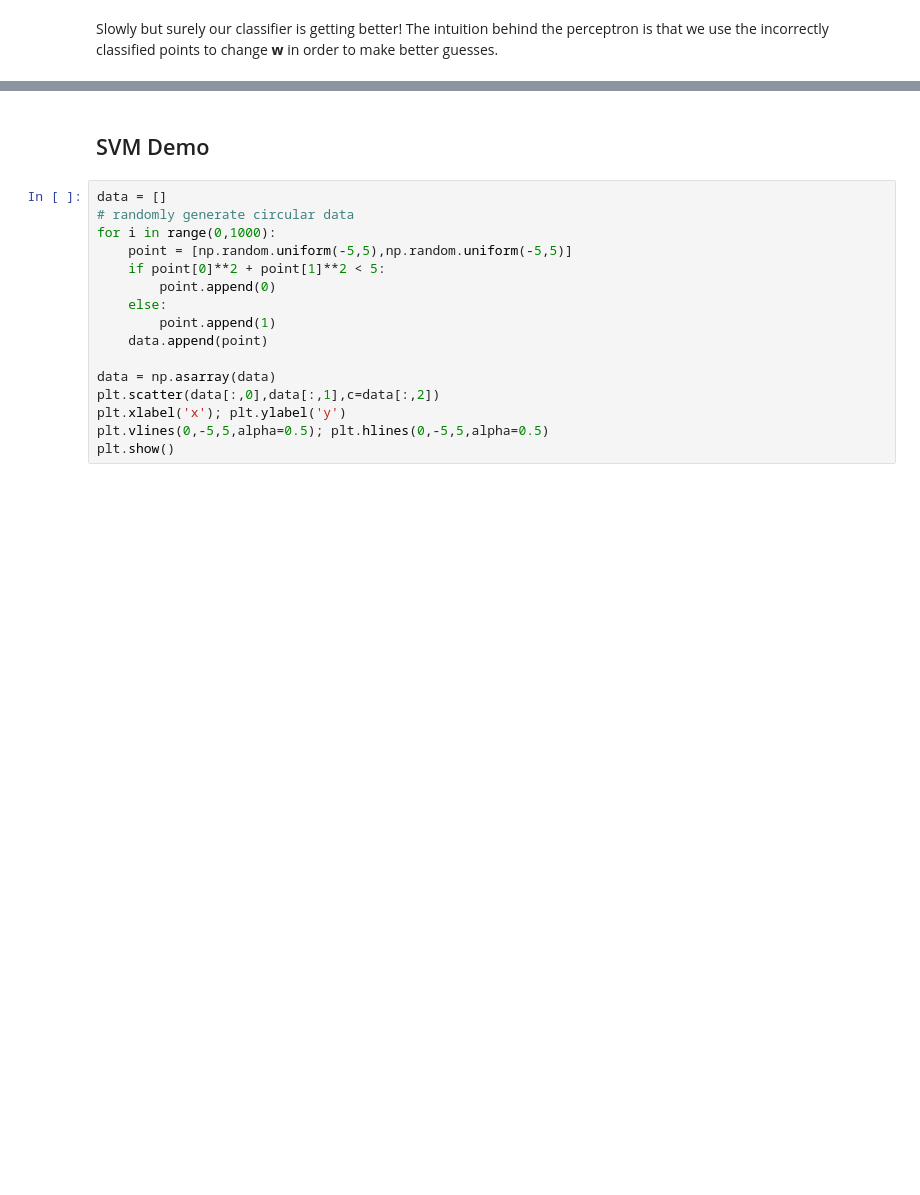
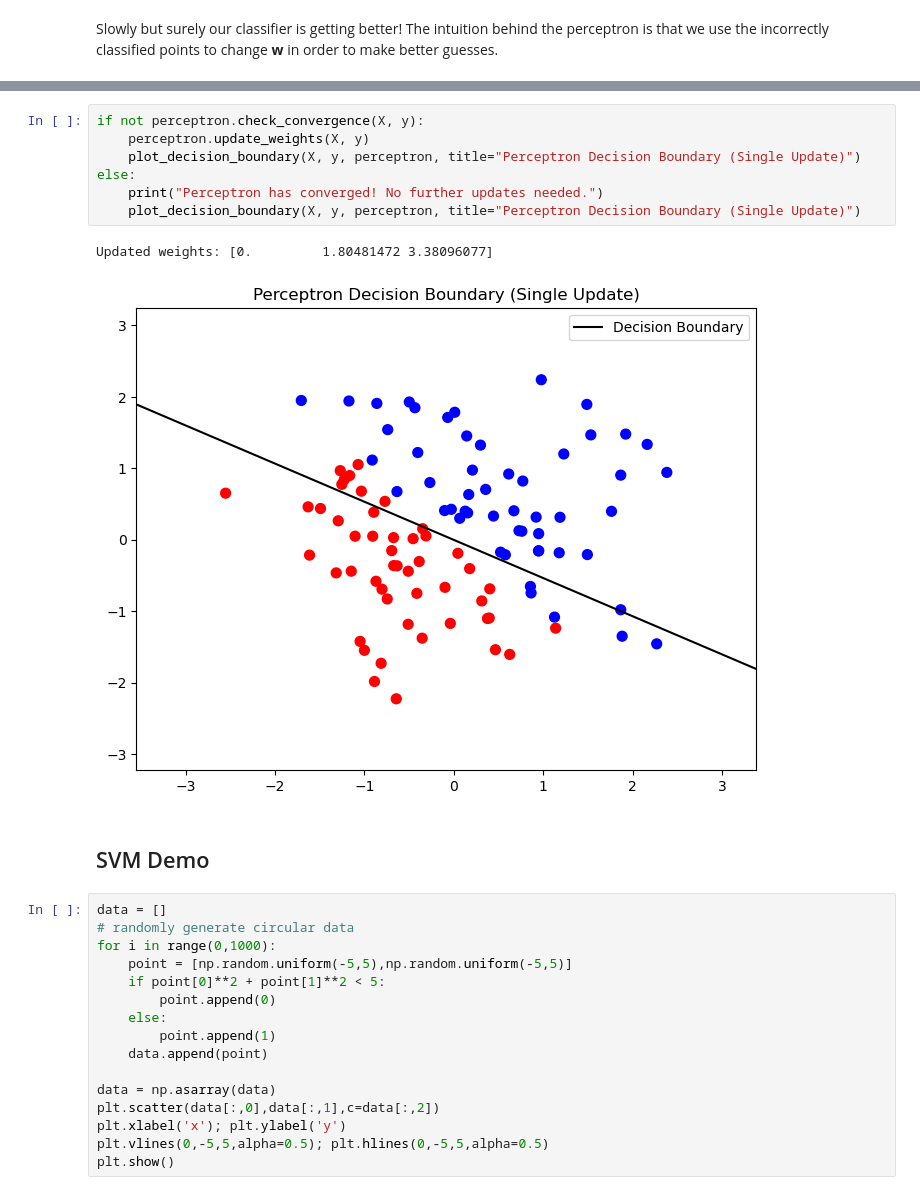
Before and after one commit to CornellDataScience/info1998, a Jupyter notebook: resources/demos/lec7_demo.ipynb, the cells around one changed output, grey strips where cells are left out. Drawn from its saved outputs; the diff is of its cells as text; blank space fills up the shorter version.

```diff
--- a/resources/demos/lec7_demo.ipynb
+++ b/resources/demos/lec7_demo.ipynb
@@ -119,3 +111,13 @@ plt.show()
+# %%
+if not perceptron.check_convergence(X, y):
+    perceptron.update_weights(X, y)
+    plot_decision_boundary(X, y, perceptron, title="Perceptron Decision Boundary (Single Update)")
+else:
+    print("Perceptron has converged! No further updates needed.")
+    plot_decision_boundary(X, y, perceptron, title="Perceptron Decision Boundary (Single Update)")
+# %% [output]
+Updated weights: [0.         1.80481472 3.38096077]
+[figure, added]
 # %% [markdown]
 ## SVM Demo
 # %%
```
Also changed, not shown: parts of 10 cells of this notebook, 3 other files.
